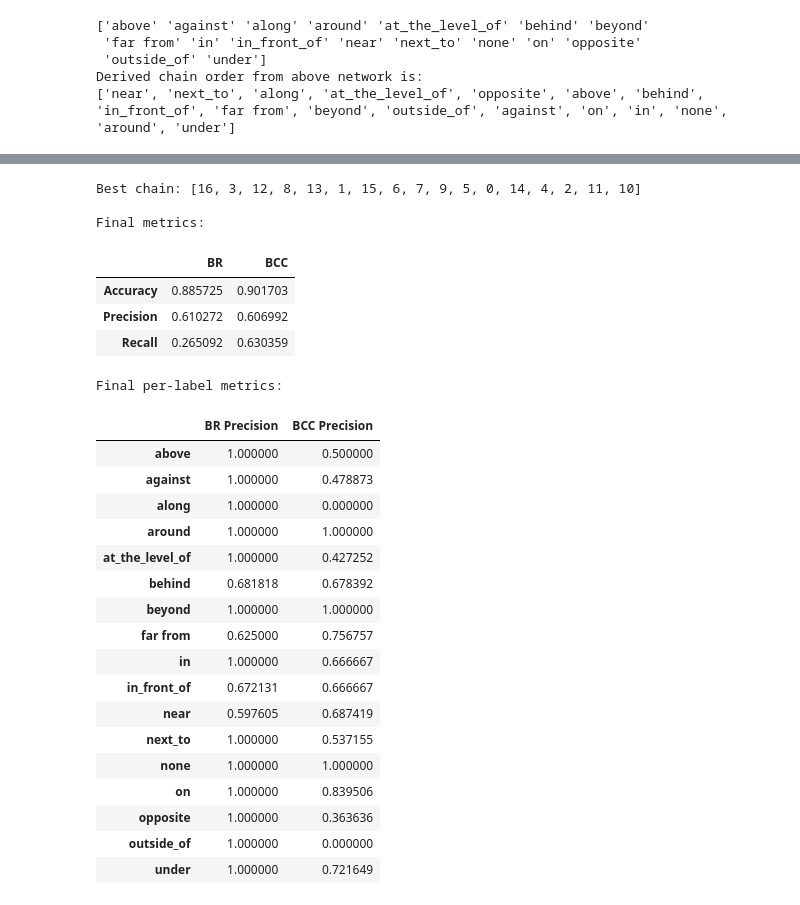
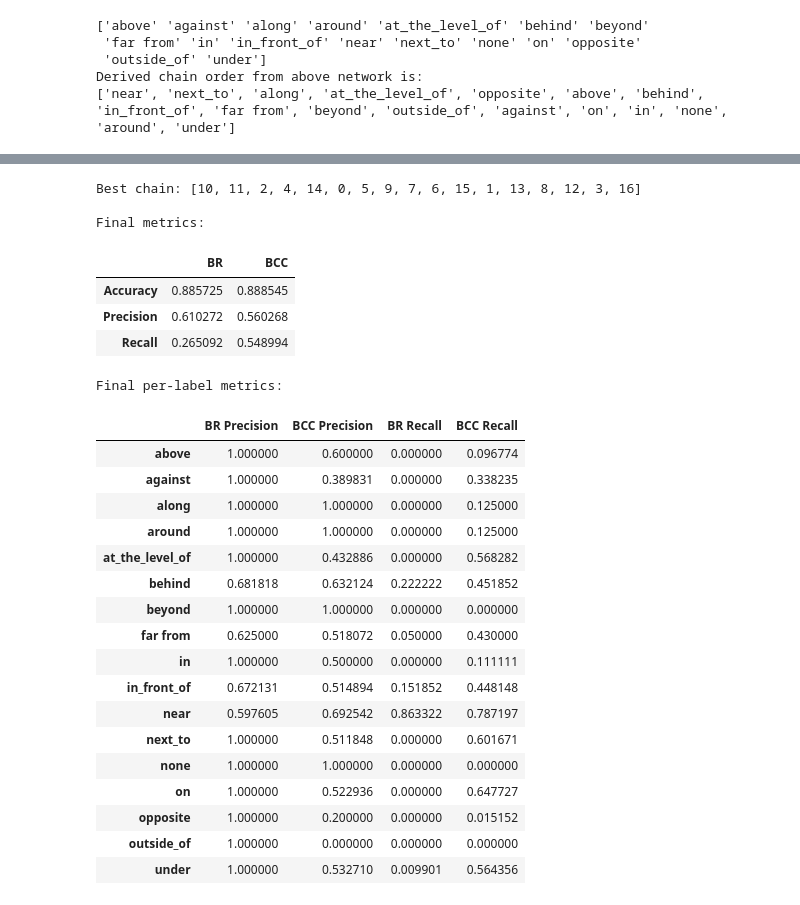
Before and after one commit to Zach128/CCE5225-assignment-2, a Jupyter notebook: CCE5225_Assignment_II_PGM_2020-21.ipynb, the cells around one changed output, grey strips where cells are left out. Drawn from its saved outputs; the diff is of its cells as text; code cells hidden in the pictures.

Commit message:
fix: missing labels from q6

```diff
--- a/CCE5225_Assignment_II_PGM_2020-21.ipynb
+++ b/CCE5225_Assignment_II_PGM_2020-21.ipynb
@@ -673,26 +676,21 @@ Derived chain order from above network is:
 ['near', 'next_to', 'along', 'at_the_level_of', 'opposite', 'above', 'behind', 'in_front_of', 'far from', 'beyond', 'outside_of', 'against', 'on', 'in', 'none', 'around', 'under']
 # %%
 # 6: Retrain the model using the bayesian network
-bccParams = clf.best_params_
+# bccParams = clf.best_params_
+# bccParams = {str(key).replace('classifier__', ''): val for key, val in bccParams.items()}
+# del bccParams['classifier']
 
-bccParams = {str(key).replace('classifier__', ''): val for key, val in bccParams.items()}
-del bccParams['classifier']
+@ignore_warnings(category=ConvergenceWarning)
+def getFittedBCC(x, y, order):
+    chainParams = {
+        'order': [
+            order,
+        ]
+    }
 
-chain_order_2 = chain_order_1.reverse()
-chainParams = {
-    'order': [
-#         'random',
-        chain_order_1,
-#         chain_order_2
-    ]
-}
+    clf = GridSearchCV(ClassifierChain(LogisticRegression()), chainParams)
+    return clf.fit(x, y)
 
-display(bccParams)
-
-bccClf = GridSearchCV(ClassifierChain(LogisticRegression()), chainParams)
-# bccClf = ClassifierChain(LogisticRegression(), order=chain_order_1)
-
-bccClf.fit(XTrain, yTrain)
+bccClf = getFittedBCC(XTrain, yTrain, chain_order_1)
 
 bccPredictions = bccClf.predict(XTest)
-display(bccPredictions)
@@ -733,53 +700,55 @@ print(f'Best chain: {bccClf.best_params_["order"]}')
 # Get the metrics
 bccAcc = getAccuracy(bccPredictions, yTest)
 bccPre = getPrecision(bccPredictions, yTest)
 bccRec = getRecall(bccPredictions, yTest)
 bccPrePerLabel = getMultiLabelPrecision(bccPredictions, yTest)
 bccRecPerLabel = getMultiLabelRecall(bccPredictions, yTest)
 
 # Convert them into dataframes
 bccPrePerLabel = pandas.DataFrame(bccPrePerLabel, index=out_one_hot.classes_, columns=['BCC Precision'])
 bccRecPerLabel = pandas.DataFrame(bccRecPerLabel, index=out_one_hot.classes_, columns=['BCC Recall'])
 
 # Concatenate the final BCC metrics with the BR metrics for comparison.
-finalPerLabelMetrics = pandas.concat([brPrePerLabel, bccPrePerLabel], axis=1)
+finalPerLabelPre = pandas.concat([brPrePerLabel, bccPrePerLabel], axis=1)
+finalPerLabelRec = pandas.concat([brRecPerLabel, bccRecPerLabel], axis=1)
+finalPerLabelMetrics = pandas.concat([finalPerLabelPre, finalPerLabelRec], axis=1)
 finalMetrics = pandas.DataFrame([[brAcc, bccAcc], [brPre, bccPre], [brRec, bccRec]], index=['Accuracy', 'Precision', 'Recall'], columns=['BR', 'BCC'])
 
 print('\nFinal metrics:')
 display(finalMetrics)
 print('\nFinal per-label metrics:')
 display(finalPerLabelMetrics)
 
 saveAnswer({
     'bnChain': bccClf.best_params_['order'],
     'classifier': bccClf,
     'finalMetrics': finalMetrics,
     'finalPerLabelMetrics': finalPerLabelMetrics
 }, '6')
 # %% [output]
-Best chain: [16, 3, 12, 8, 13, 1, 15, 6, 7, 9, 5, 0, 14, 4, 2, 11, 10]
+Best chain: [10, 11, 2, 4, 14, 0, 5, 9, 7, 6, 15, 1, 13, 8, 12, 3, 16]
 
 Final metrics:
 |  | BR | BCC |
-| Accuracy | 0.885725 | 0.901703 |
-| Precision | 0.610272 | 0.606992 |
-| Recall | 0.265092 | 0.630359 |
+| Accuracy | 0.885725 | 0.888545 |
+| Precision | 0.610272 | 0.560268 |
+| Recall | 0.265092 | 0.548994 |
 Final per-label metrics:
-|  | BR Precision | BCC Precision |
-| above | 1.000000 | 0.500000 |
-| against | 1.000000 | 0.478873 |
-| along | 1.000000 | 0.000000 |
-| around | 1.000000 | 1.000000 |
-| at_the_level_of | 1.000000 | 0.427252 |
-| behind | 0.681818 | 0.678392 |
-| beyond | 1.000000 | 1.000000 |
-| far from | 0.625000 | 0.756757 |
-| in | 1.000000 | 0.666667 |
-| in_front_of | 0.672131 | 0.666667 |
-| near | 0.597605 | 0.687419 |
-| next_to | 1.000000 | 0.537155 |
-| none | 1.000000 | 1.000000 |
-| on | 1.000000 | 0.839506 |
-| opposite | 1.000000 | 0.363636 |
-| outside_of | 1.000000 | 0.000000 |
-| under | 1.000000 | 0.721649 |
+|  | BR Precision | BCC Precision | BR Recall | BCC Recall |
+| above | 1.000000 | 0.600000 | 0.000000 | 0.096774 |
+| against | 1.000000 | 0.389831 | 0.000000 | 0.338235 |
+| along | 1.000000 | 1.000000 | 0.000000 | 0.125000 |
+| around | 1.000000 | 1.000000 | 0.000000 | 0.125000 |
+| at_the_level_of | 1.000000 | 0.432886 | 0.000000 | 0.568282 |
+| behind | 0.681818 | 0.632124 | 0.222222 | 0.451852 |
+| beyond | 1.000000 | 1.000000 | 0.000000 | 0.000000 |
+| far from | 0.625000 | 0.518072 | 0.050000 | 0.430000 |
+| in | 1.000000 | 0.500000 | 0.000000 | 0.111111 |
+| in_front_of | 0.672131 | 0.514894 | 0.151852 | 0.448148 |
+| near | 0.597605 | 0.692542 | 0.863322 | 0.787197 |
+| next_to | 1.000000 | 0.511848 | 0.000000 | 0.601671 |
+| none | 1.000000 | 1.000000 | 0.000000 | 0.000000 |
+| on | 1.000000 | 0.522936 | 0.000000 | 0.647727 |
+| opposite | 1.000000 | 0.200000 | 0.000000 | 0.015152 |
+| outside_of | 1.000000 | 0.000000 | 0.000000 | 0.000000 |
+| under | 1.000000 | 0.532710 | 0.009901 | 0.564356 |
```
Also changed, not shown: parts of 3 cells of this notebook, 2 other files.
